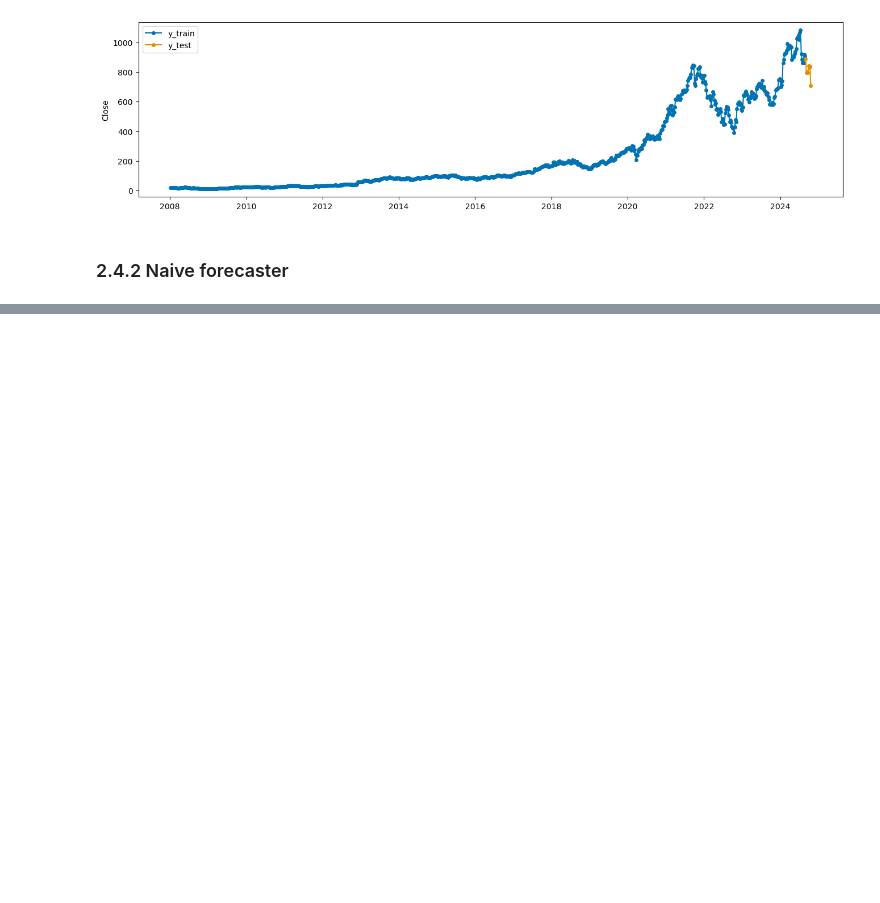
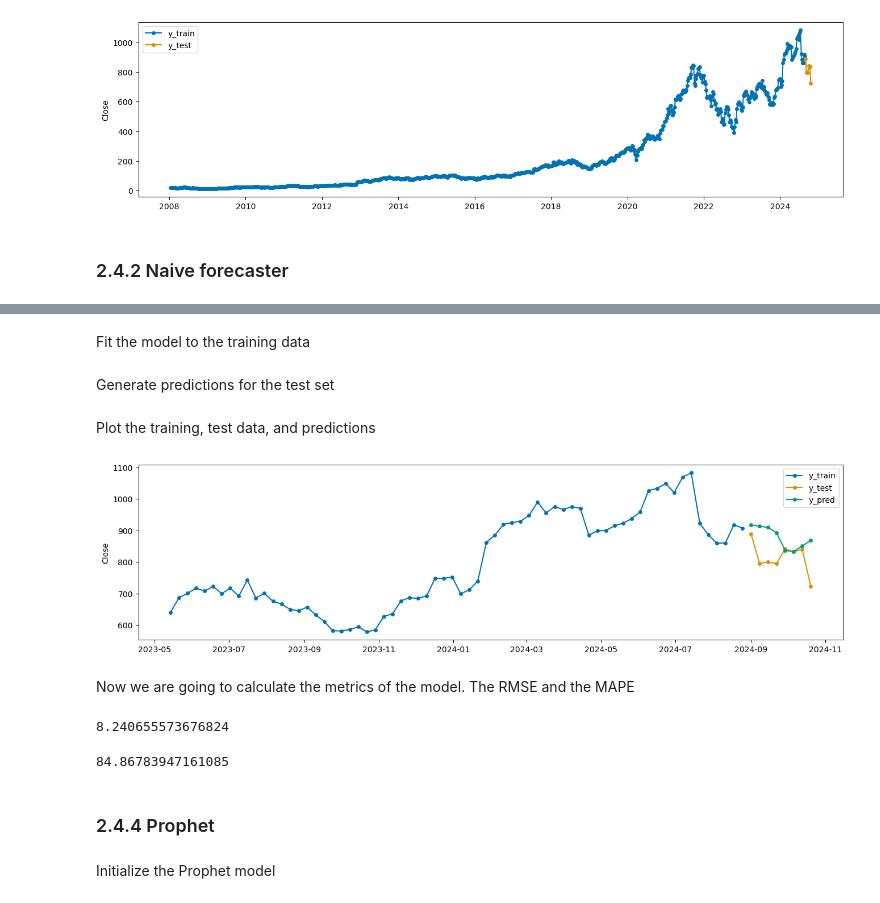
Before and after one commit to mbarriola96/stock_prices_forecasting, a Jupyter notebook: 02_forecasting.ipynb, the cells around one changed output, grey strips where cells are left out. Cells and saved outputs as stored; diff of their text form; code cells hidden in the pictures; blank space fills up the shorter version.

```diff
--- a/02_forecasting.ipynb
+++ b/02_forecasting.ipynb
@@ -93,0 +152,37 @@ plot_series(train_data[800:], test_data, y_pred, labels=["y_train", "y_test", "y
+# %%
+ets_model_mul = ExponentialSmoothing(
+    train_data,
+    trend='mul',          # Can also use 'add' for additive trend
+    seasonal='mul',       # Can also use 'add' for additive seasonality
+    seasonal_periods=52   # Adjust based on the seasonality of your data (e.g., 52 for weekly data)
+)
+# %% [markdown]
+Fit the model to the training data
+# %%
+fitted_model_mul = ets_model_mul.fit()
+# %% [markdown]
+Generate predictions for the test set
+# %%
+y_pred_ets_mul = fitted_model_mul.forecast(len(test_data))
+# %% [markdown]
+Plot the training, test data, and predictions
+# %%
+plot_series(train_data[800:], test_data, y_pred_ets_mul, labels=["y_train", "y_test", "y_pred"]);
+# %% [output]
+[figure, added]
+# %% [markdown]
+Now we are going to calculate the metrics of the model. The RMSE and the MAPE
+# %%
+mape_ets_mul = mean_absolute_percentage_error(test_data, y_pred_ets_mul) * 100
+mape_ets_mul
+# %% [output]
+8.240655573676824
+# %%
+rmse_ets_mul = root_mean_squared_error(test_data, y_pred_ets_mul)
+rmse_ets_mul
+# %% [output]
+84.86783947161085
+# %% [markdown]
+### 2.4.4 Prophet
+# %% [markdown]
+Initialize the Prophet model
```
Also changed, not shown: parts of 32 cells of this notebook, 2 other files.
